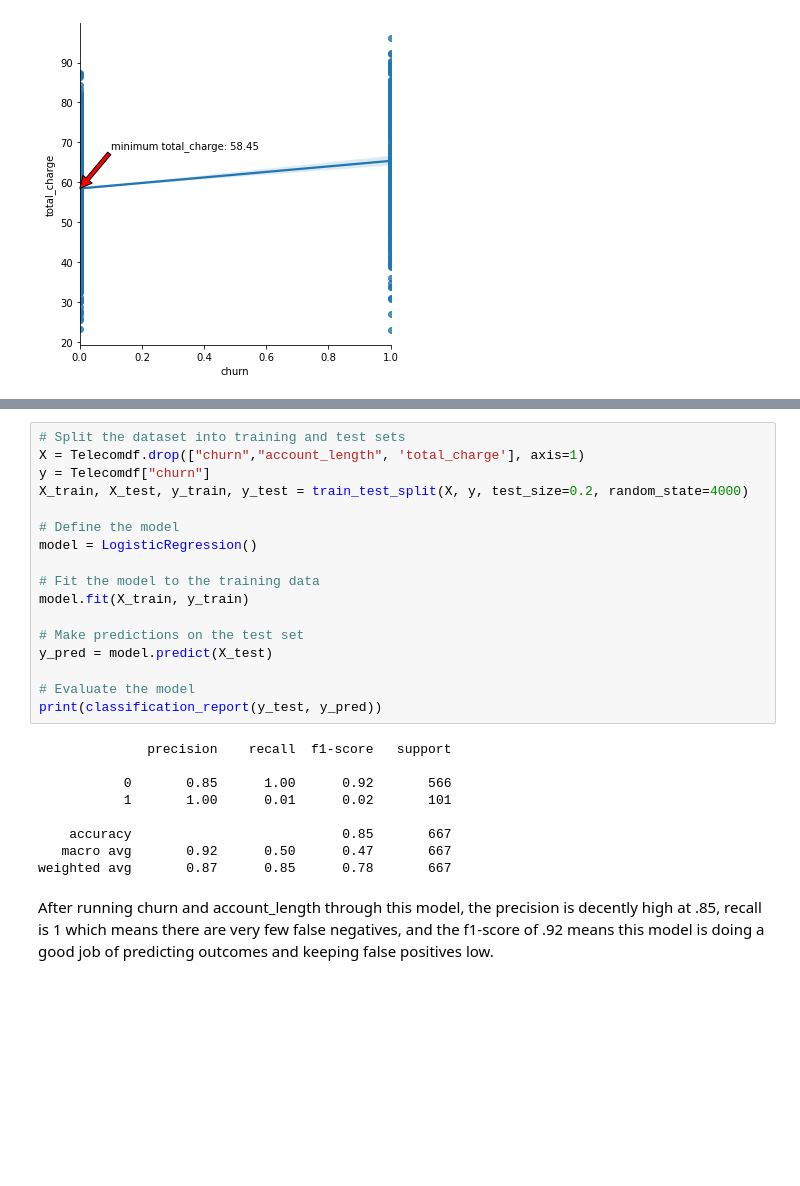
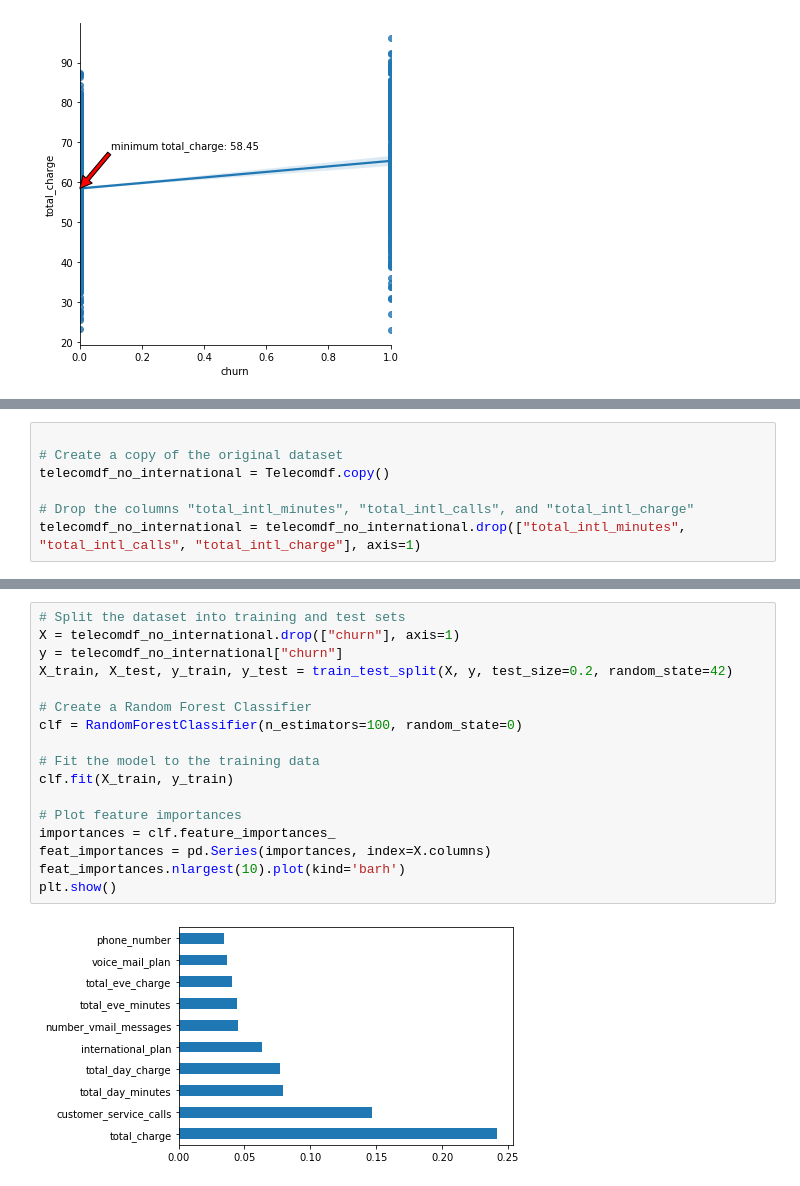
Before and after one commit to MichalOst3389/nhl_team_analysis, a Jupyter notebook: student.ipynb, the cells around one changed output, grey strips where cells are left out. Saved outputs shown, nothing was run; the diff lists cells and outputs as text; blank space fills up the shorter version.

```diff
--- a/student.ipynb
+++ b/student.ipynb
@@ -344,0 +359,7 @@ Seeing this My first recommendation is going to be to create a monthly plan and
+# %%
+
+# Create a copy of the original dataset
+telecomdf_no_international = Telecomdf.copy()
+
+# Drop the columns "total_intl_minutes", "total_intl_calls", and "total_intl_charge"
+telecomdf_no_international = telecomdf_no_international.drop(["total_intl_minutes", "total_intl_calls", "total_intl_charge"], axis=1)
@@ -345,28 +382,19 @@ Seeing this My first recommendation is going to be to create a monthly plan and
 # %%
 # Split the dataset into training and test sets
-X = Telecomdf.drop(["churn","account_length", 'total_charge'], axis=1)
-y = Telecomdf["churn"]
-X_train, X_test, y_train, y_test = train_test_split(X, y, test_size=0.2, random_state=4000)
+X = telecomdf_no_international.drop(["churn"], axis=1)
+y = telecomdf_no_international["churn"]
+X_train, X_test, y_train, y_test = train_test_split(X, y, test_size=0.2, random_state=42)
 
-# Define the model
-model = LogisticRegression()
+# Create a Random Forest Classifier
+clf = RandomForestClassifier(n_estimators=100, random_state=0)
 
 # Fit the model to the training data
-model.fit(X_train, y_train)
+clf.fit(X_train, y_train)
 
-# Make predictions on the test set
-y_pred = model.predict(X_test)
-
-# Evaluate the model
-print(classification_report(y_test, y_pred))
+# Plot feature importances
+importances = clf.feature_importances_
+feat_importances = pd.Series(importances, index=X.columns)
+feat_importances.nlargest(10).plot(kind='barh')
+plt.show()
 # %% [output]
-              precision    recall  f1-score   support
-
-           0       0.85      1.00      0.92       566
-           1       1.00      0.01      0.02       101
-
-    accuracy                           0.85       667
-   macro avg       0.92      0.50      0.47       667
-weighted avg       0.87      0.85      0.78       667
+[figure, added]
-# %% [markdown]
-After running churn and account_length through this model, the precision is decently high at .85, recall is 1 which means there are very few false negatives, and the f1-score of .92 means this model is doing a good job of predicting outcomes and keeping false positives low.
```
Also changed, not shown: parts of 34 cells of this notebook.
